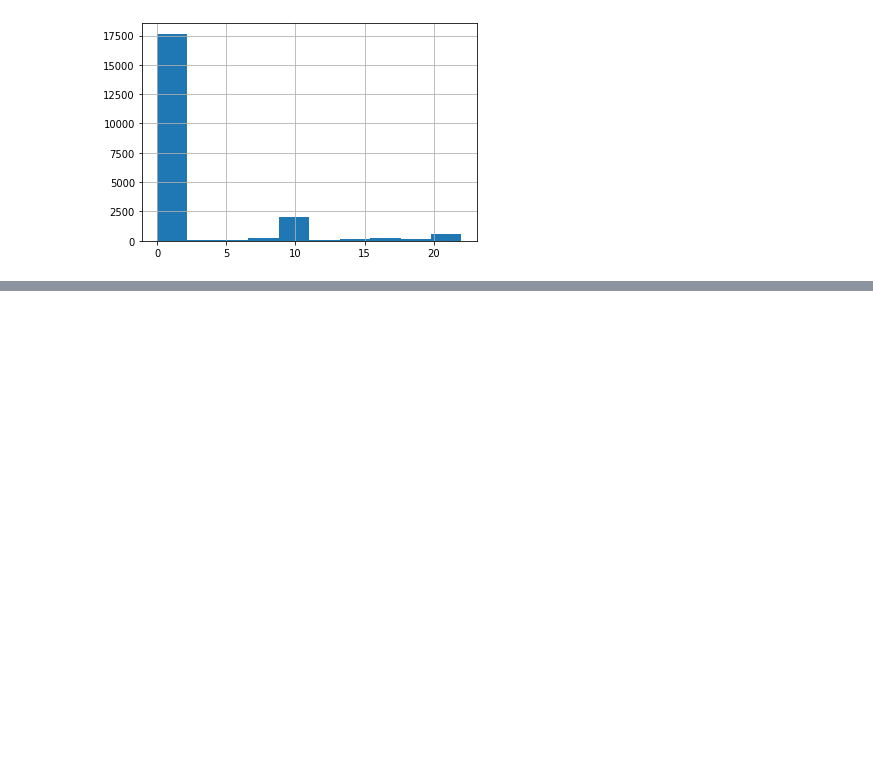
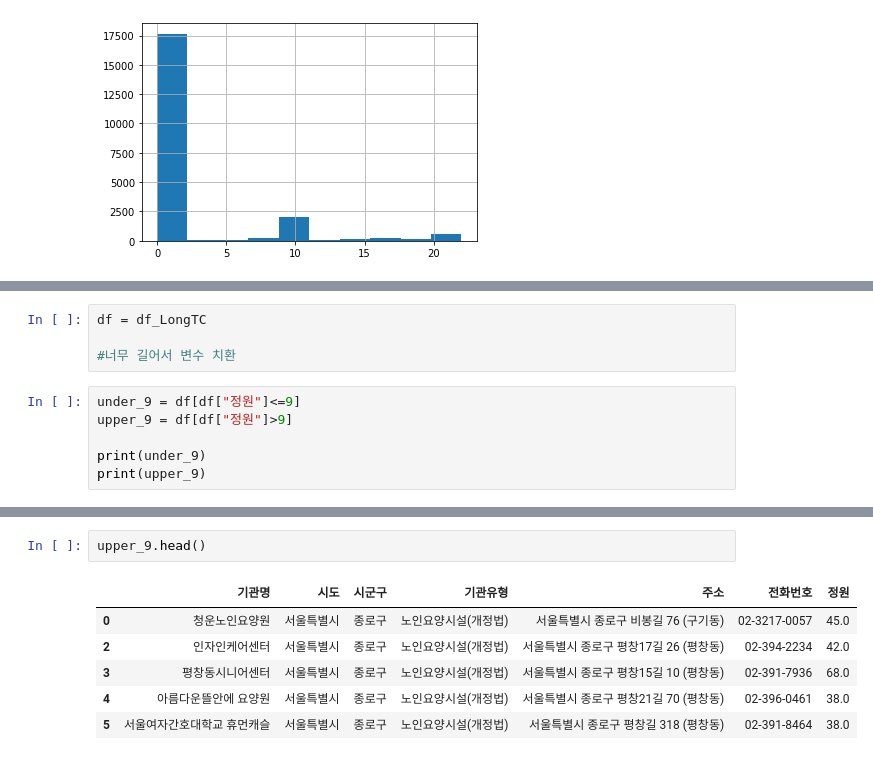
Before and after one commit to kyungmo90/Ubion-Python, a Jupyter notebook: 실습(2023-01-04).ipynb, the cells around one changed output, grey strips where cells are left out. Saved outputs shown, nothing was run; the diff lists cells and outputs as text; blank space fills up the shorter version.

```diff
--- a/실습(2023-01-04).ipynb
+++ b/실습(2023-01-04).ipynb
@@ -82,0 +109,10 @@ data_IQR["정원"].hist()
+# %%
+df = df_LongTC
+
+#너무 길어서 변수 치환
+# %%
+under_9 = df[df["정원"]<=9]
+upper_9 = df[df["정원"]>9]
+
+print(under_9)
+print(upper_9)
@@ -82,0 +137,9 @@ data_IQR["정원"].hist()
+# %%
+upper_9.head()
+# %% [output]
+|  | 기관명 | 시도 | 시군구 | 기관유형 | 주소 | 전화번호 | 정원 |
+| 0 | 청운노인요양원 | 서울특별시 | 종로구 | 노인요양시설(개정법) | 서울특별시 종로구 비봉길 76 (구기동) | 02-3217-0057 | 45.0 |
+| 2 | 인자인케어센터 | 서울특별시 | 종로구 | 노인요양시설(개정법) | 서울특별시 종로구 평창17길 26 (평창동) | 02-394-2234 | 42.0 |
+| 3 | 평창동시니어센터 | 서울특별시 | 종로구 | 노인요양시설(개정법) | 서울특별시 종로구 평창15길 10 (평창동) | 02-391-7936 | 68.0 |
+| 4 | 아름다운뜰안에 요양원 | 서울특별시 | 종로구 | 노인요양시설(개정법) | 서울특별시 종로구 평창21길 70 (평창동) | 02-396-0461 | 38.0 |
+| 5 | 서울여자간호대학교 휴먼캐슬 | 서울특별시 | 종로구 | 노인요양시설(개정법) | 서울특별시 종로구 평창길 318 (평창동) | 02-391-8464 | 38.0 |
```
Also changed, not shown: parts of 6 cells of this notebook.
